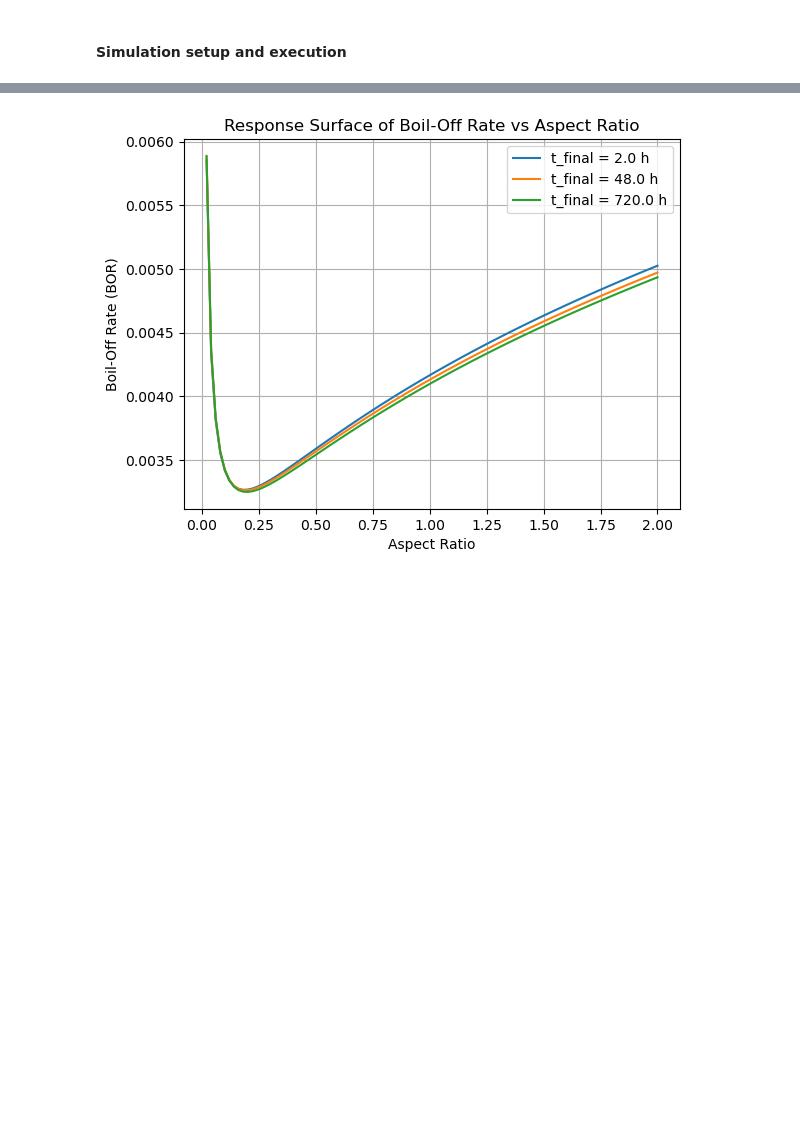
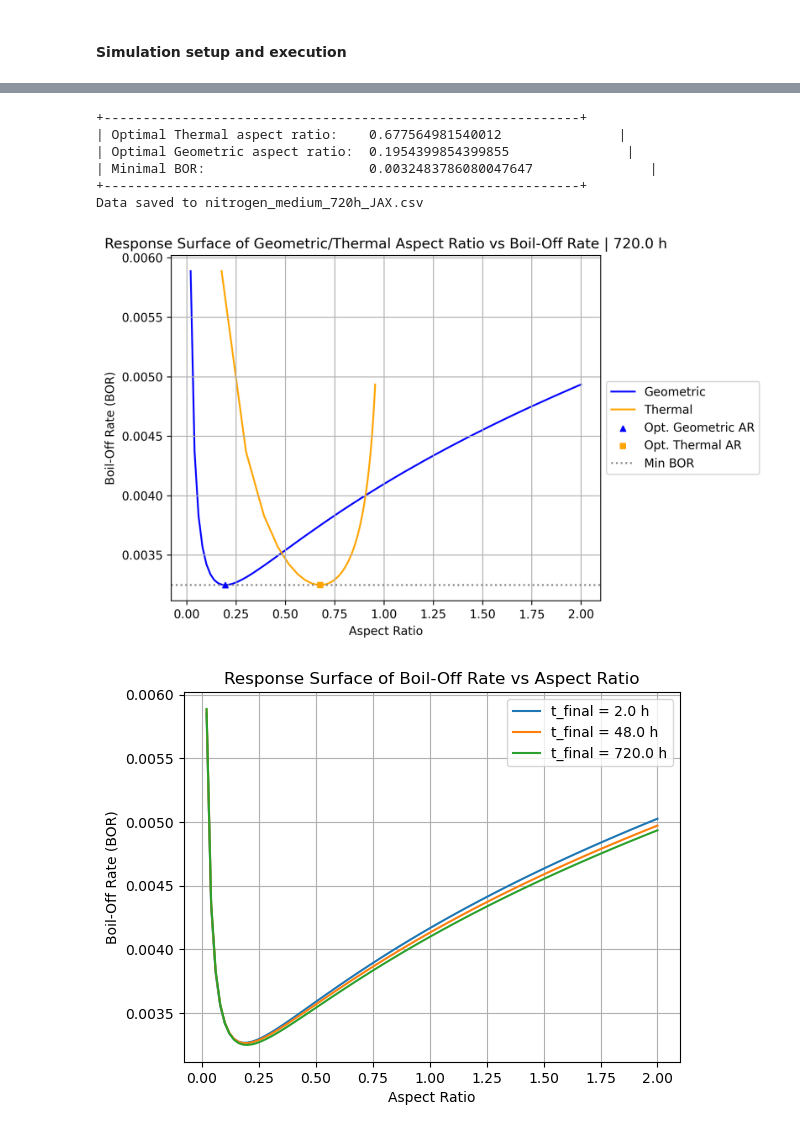
Before and after one commit to felipehuerta17/CryoEvap, a Jupyter notebook: notebooks/Nitrogen_medium_720h_JAX.ipynb, the cells around one changed output, grey strips where cells are left out. Saved outputs shown, nothing was run; the diff lists cells and outputs as text; code cells hidden in the pictures; blank space fills up the shorter version.

```diff
--- a/notebooks/Nitrogen_medium_720h_JAX.ipynb
+++ b/notebooks/Nitrogen_medium_720h_JAX.ipynb
@@ -135,3 +135,13 @@ An NVIDIA GPU may be present on this machine, but a CUDA-enabled jaxlib is not i
+# %%
+opti.plot_aspect_ratio_surface_response(jnp.linspace(0.02, 2, 100), 720*3600, save = True, filename = "nitrogen_medium_720h_JAX.csv")
+# %% [output]
++-------------------------------------------------------------+
+| Optimal Thermal aspect ratio:    0.677564981540012               |
+| Optimal Geometric aspect ratio:  0.1954399854399855               |
+| Minimal BOR:                     0.0032483786080047647               |
++-------------------------------------------------------------+
+Data saved to nitrogen_medium_720h_JAX.csv
+[figure, added]
 # %%
 opti.plot_surface_response(jnp.linspace(0.02, 2, 100), 2*3600)
 opti.plot_surface_response(jnp.linspace(0.02, 2, 100), 48*3600)
```
Also changed, not shown: parts of 2 cells of this notebook, 6 other files.
